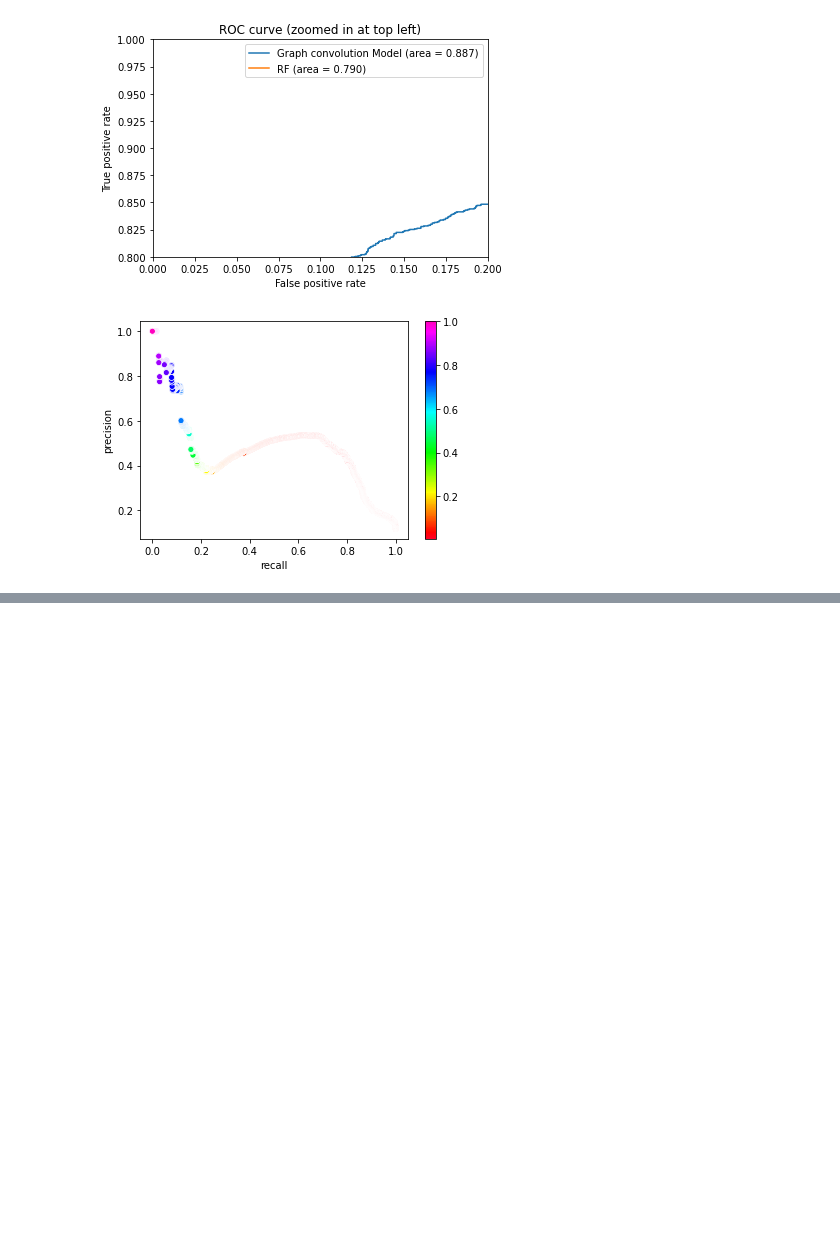
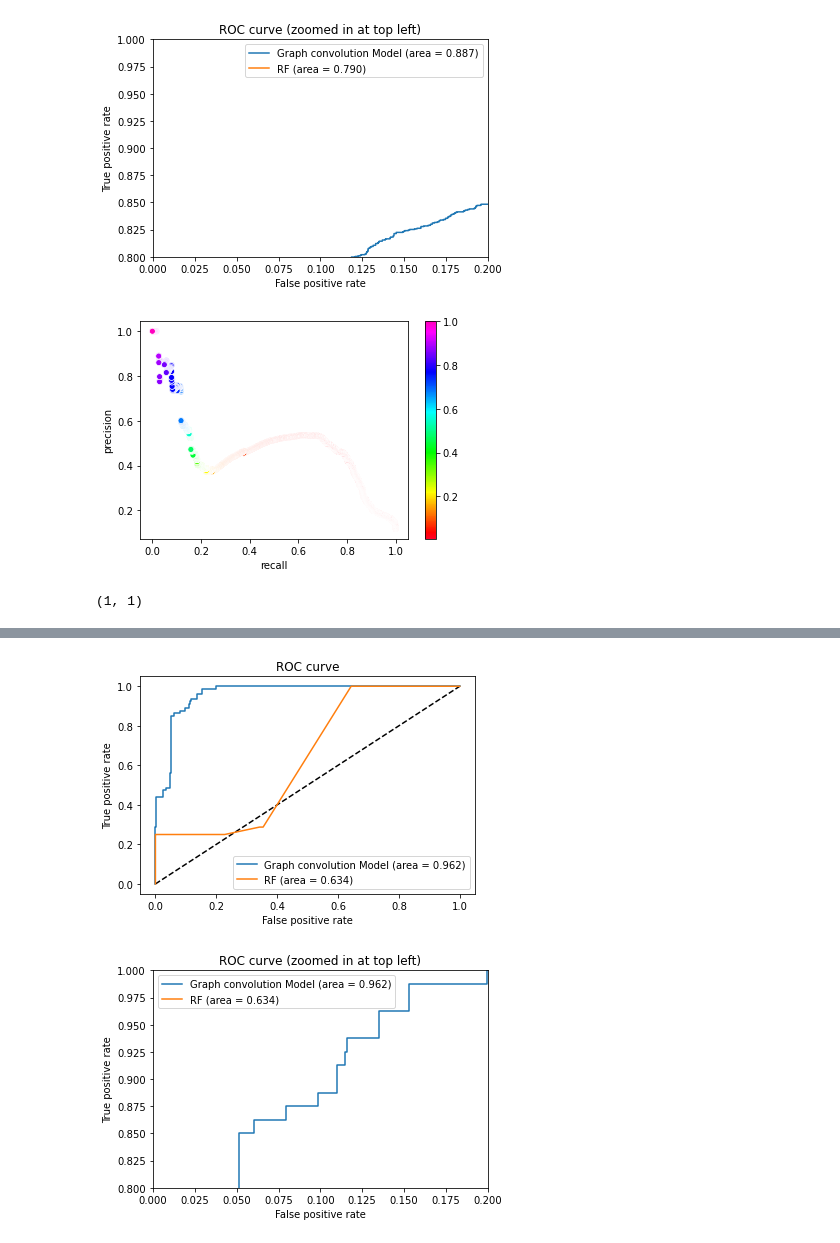
Before and after one commit to CSCCNY/final-project-faultdetection-cnny, a Jupyter notebook: Data Driven Fault Detection for VLSI circuits-Multi Input(TagCONV and Graph Sage).ipynb, the cells around one changed output, grey strips where cells are left out. Drawn from its saved outputs; the diff is of its cells as text; code cells hidden in the pictures; blank space fills up the shorter version.

Commit message:
ROC curve for different test circuits

```diff
--- a/Data Driven Fault Detection for VLSI circuits-Multi Input(TagCONV and Graph Sage).ipynb
+++ b/Data Driven Fault Detection for VLSI circuits-Multi Input(TagCONV and Graph Sage).ipynb
@@ -653,3 +657,74 @@ ax.figure.colorbar(sm)
 plt.show()
 # %% [output]
 [figure]
+# %%
+y_train = []
+X_train =[]
+A_train = []
+for data_tr in dataset_tr:
+    y_train.append(data_tr.y)
+    X_train.append(data_tr.x)
+    A_train.append(dataset_tr.a)
+y_train = np.vstack((y_train)).reshape((-1,))
+X_train = np.vstack((X_train))
+A_train = np.vstack((A_train))
+X_train.shape
+y_train.shape
+A_train.shape
+
+
+y_test = []
+X_test =[]
+A_test = []
+for data_tr in [dataset_te[1]]:
+    y_test.append(data_tr.y)
+    X_test.append(data_tr.x)
+    A_test.append(dataset_tr.a)
+y_test = np.vstack((y_test)).reshape((-1,))
+X_test = np.vstack((X_test))
+A_test = np.vstack((A_test))
+X_test.shape
+y_test.shape
+A_test.shape
+# %% [output]
+(1, 1)
+# %%
+loader_test = DisjointLoader(dataset_te[0:1], batch_size=1, node_level=True)
+inputs, y_test = loader_test.__next__()
+X_test, A_test, _ = inputs
+from sklearn.metrics import roc_curve, auc
+
+y_pred = model.predict([X_test, A_test, A_test], batch_size=X_test.shape[0])
+
+fpr_keras, tpr_keras, thresholds_keras = roc_curve(y_test, y_pred)
+auc_keras = auc(fpr_keras, tpr_keras)
+from sklearn.ensemble import RandomForestClassifier
+# Supervised transformation based on random forests
+rf = RandomForestClassifier(max_depth=3, n_estimators=10)
+rf.fit(X_train, y_train)
+
+y_pred_rf = rf.predict_proba(X_test)[:, 1]
+fpr_rf, tpr_rf, thresholds_rf = roc_curve(y_test, y_pred_rf)
+auc_rf = auc(fpr_rf, tpr_rf)
+plt.figure(1)
+plt.plot([0, 1], [0, 1], 'k--')
+plt.plot(fpr_keras, tpr_keras, label='Graph convolution Model (area = {:.3f})'.format(auc_keras))
+plt.plot(fpr_rf, tpr_rf, label='RF (area = {:.3f})'.format(auc_rf))
+plt.xlabel('False positive rate')
+plt.ylabel('True positive rate')
+plt.title('ROC curve')
+plt.legend(loc='best')
+plt.show()
+# Zoom in view of the upper left corner.
+plt.figure(2)
+plt.xlim(0, 0.2)
+plt.ylim(0.8, 1)
+plt.plot([0, 1], [0, 1], 'k--')
+plt.plot(fpr_keras, tpr_keras, label='Graph convolution Model (area = {:.3f})'.format(auc_keras))
+plt.plot(fpr_rf, tpr_rf, label='RF (area = {:.3f})'.format(auc_rf))
+plt.xlabel('False positive rate')
+plt.ylabel('True positive rate')
+plt.title('ROC curve (zoomed in at top left)')
+plt.legend(loc='best')
+plt.show()
+# %% [output]
@@ -655,0 +732,2 @@ plt.show()
+[figure, added]
+[figure, added]
```
Also changed, not shown: parts of 4 cells of this notebook.
